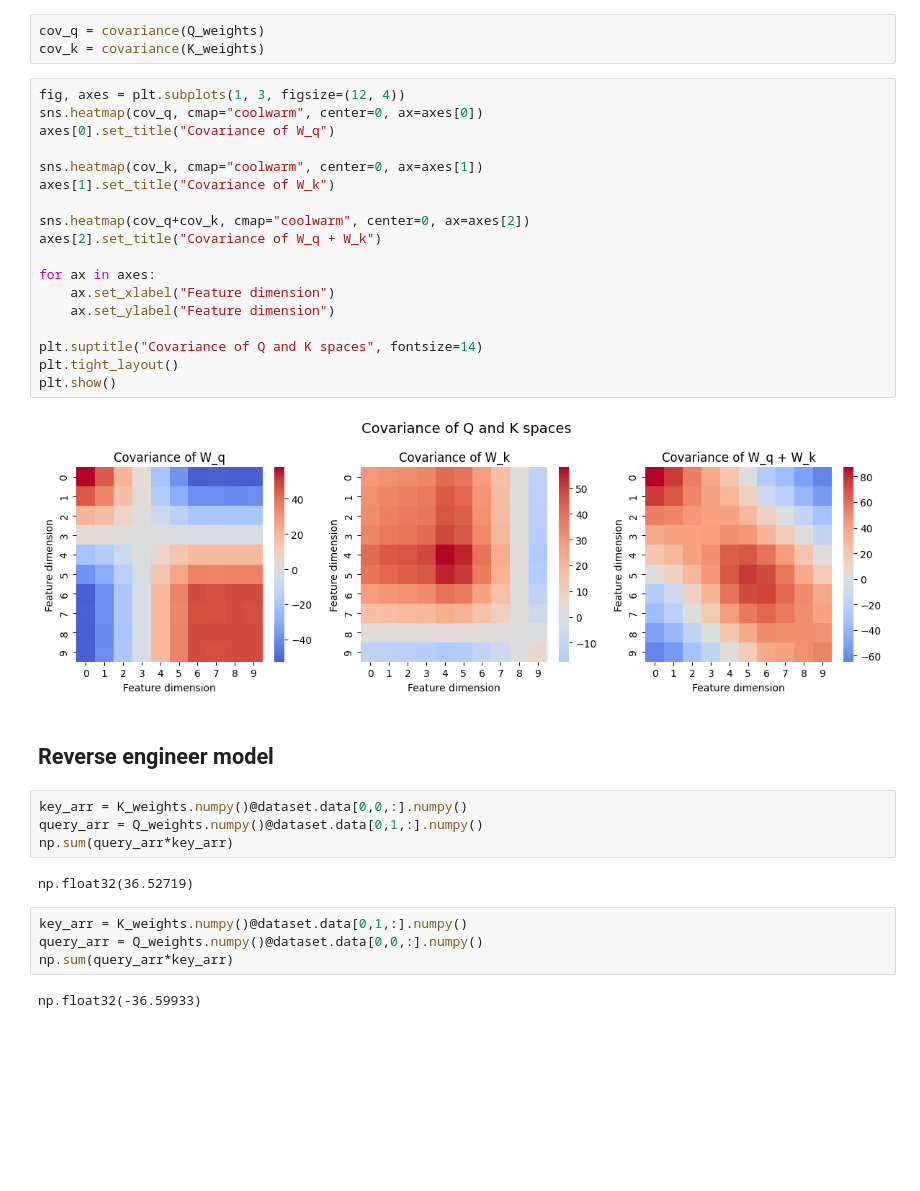
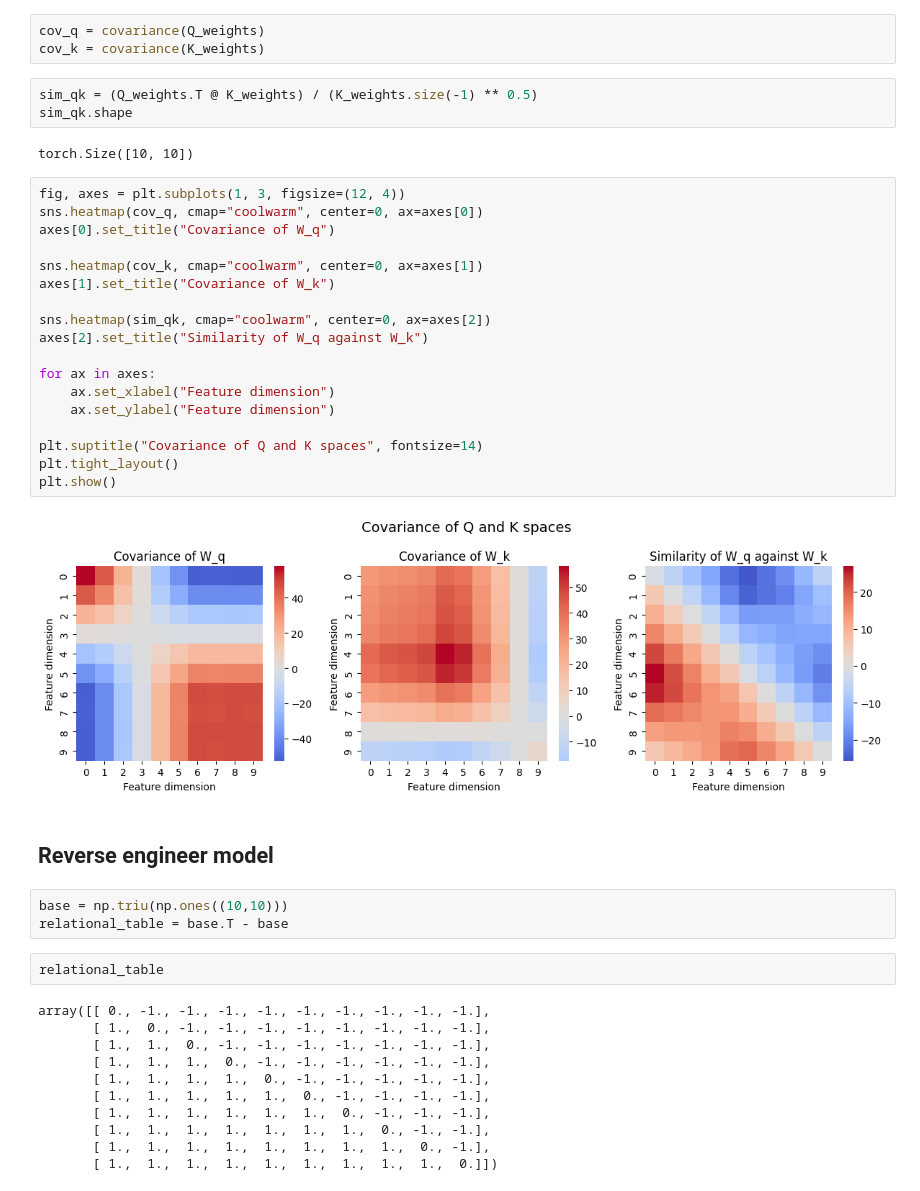
Before and after one commit to keith-murray/relational-attention, a Jupyter notebook: notebooks/ti_task/rnn_like_design.ipynb, the cells around one changed output. Saved outputs shown, nothing was run; the diff lists cells and outputs as text; blank space fills up the shorter version.

```diff
--- a/notebooks/ti_task/rnn_like_design.ipynb
+++ b/notebooks/ti_task/rnn_like_design.ipynb
@@ -237,37 +237,46 @@ def covariance(matrix):
 # %%
 cov_q = covariance(Q_weights)
 cov_k = covariance(K_weights)
+# %%
+sim_qk = (Q_weights.T @ K_weights) / (K_weights.size(-1) ** 0.5)
+sim_qk.shape
+# %% [output]
+torch.Size([10, 10])
 # %%
 fig, axes = plt.subplots(1, 3, figsize=(12, 4))
 sns.heatmap(cov_q, cmap="coolwarm", center=0, ax=axes[0])
 axes[0].set_title("Covariance of W_q")
 
 sns.heatmap(cov_k, cmap="coolwarm", center=0, ax=axes[1])
 axes[1].set_title("Covariance of W_k")
 
-sns.heatmap(cov_q+cov_k, cmap="coolwarm", center=0, ax=axes[2])
-axes[2].set_title("Covariance of W_q + W_k")
+sns.heatmap(sim_qk, cmap="coolwarm", center=0, ax=axes[2])
+axes[2].set_title("Similarity of W_q against W_k")
 
 for ax in axes:
     ax.set_xlabel("Feature dimension")
     ax.set_ylabel("Feature dimension")
 
 plt.suptitle("Covariance of Q and K spaces", fontsize=14)
 plt.tight_layout()
 plt.show()
 # %% [output]
-[figure, old version]
+[figure, new version]
 # %% [markdown]
 ## Reverse engineer model
-# %%
-key_arr = K_weights.numpy()@dataset.data[0,0,:].numpy()
-query_arr = Q_weights.numpy()@dataset.data[0,1,:].numpy()
-np.sum(query_arr*key_arr)
-# %% [output]
-np.float32(36.52719)
-# %%
-key_arr = K_weights.numpy()@dataset.data[0,1,:].numpy()
-query_arr = Q_weights.numpy()@dataset.data[0,0,:].numpy()
-np.sum(query_arr*key_arr)
-# %% [output]
-np.float32(-36.59933)
+# %%
+base = np.triu(np.ones((10,10)))
+relational_table = base.T - base
+# %%
+relational_table
+# %% [output]
+array([[ 0., -1., -1., -1., -1., -1., -1., -1., -1., -1.],
+       [ 1.,  0., -1., -1., -1., -1., -1., -1., -1., -1.],
+       [ 1.,  1.,  0., -1., -1., -1., -1., -1., -1., -1.],
+       [ 1.,  1.,  1.,  0., -1., -1., -1., -1., -1., -1.],
+       [ 1.,  1.,  1.,  1.,  0., -1., -1., -1., -1., -1.],
+       [ 1.,  1.,  1.,  1.,  1.,  0., -1., -1., -1., -1.],
+       [ 1.,  1.,  1.,  1.,  1.,  1.,  0., -1., -1., -1.],
+       [ 1.,  1.,  1.,  1.,  1.,  1.,  1.,  0., -1., -1.],
+       [ 1.,  1.,  1.,  1.,  1.,  1.,  1.,  1.,  0., -1.],
+       [ 1.,  1.,  1.,  1.,  1.,  1.,  1.,  1.,  1.,  0.]])
```
Also changed, not shown: parts of 3 cells of this notebook.
